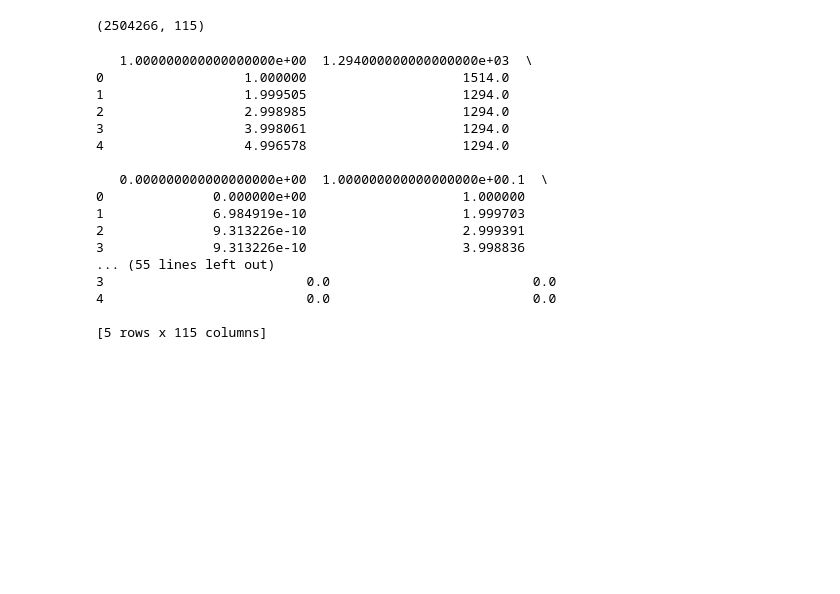
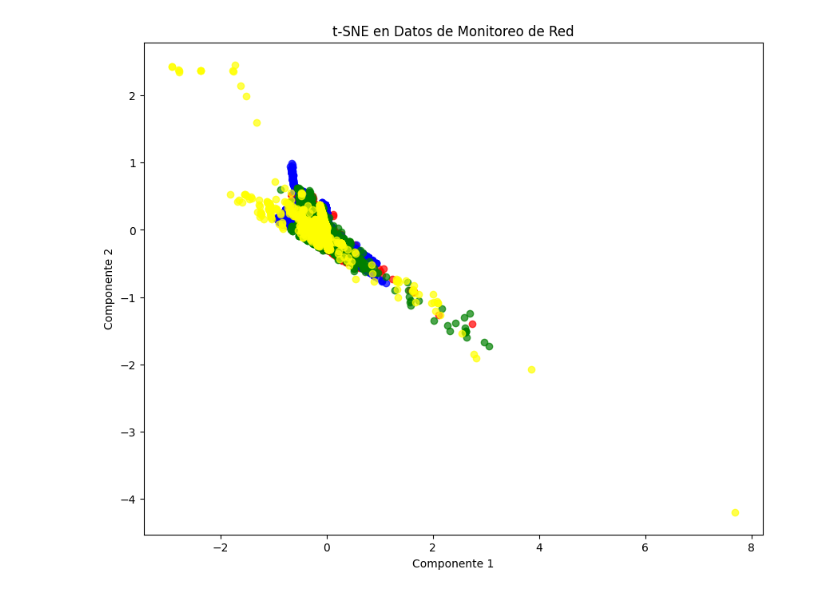
Before and after one commit to SandraJuarez/Cybersecurity, a Jupyter notebook: t-sne.ipynb, the cells around one changed output. Cells and saved outputs as stored; diff of their text form; code cells hidden in the pictures; blank space fills up the shorter version.

```diff
--- a/t-sne.ipynb
+++ b/t-sne.ipynb
@@ -11,6 +94,4 @@ from sklearn.preprocessing import StandardScaler
 # %%
-
-
 class TSNE(nn.Module):
     def __init__(self, input_dim, output_dim):
         super(TSNE, self).__init__()
@@ -19,21 +100,11 @@ class TSNE(nn.Module):
     def forward(self, x):
         return self.fc(x)
 
-# Cargar tus datos de monitoreo de red (time, source, destination, length)
-# Aquí supongo que tienes una matriz de datos llamada 'data' donde cada fila representa una observación y cada columna representa una característica.
-# Asegúrate de que tus datos estén normalizados antes de usarlos
-# Puedes utilizar StandardScaler de sklearn para esto
-# Por ejemplo, si tus datos están en una matriz llamada 'data', puedes normalizarlos así:
-# data_normalized = StandardScaler().fit_transform(data)
-
-
-
-
 # Definir los parámetros
 input_dim = data.shape[1]  # Dimensión de entrada
-output_dim = 2  # Dimensión de salida para t-SNE
-lr = 0.01  # Tasa de aprendizaje
-epochs = 100  # Número de épocas
+output_dim = 3  # Dimensión de salida para t-SNE
+lr = 0.005  # Tasa de aprendizaje
+epochs = 300  # Número de épocas
 
 # Definir el modelo y la función de pérdida
 model = TSNE(input_dim, output_dim)
@@ -41,7 +112,7 @@ criterion = nn.MSELoss()
 optimizer = optim.SGD(model.parameters(), lr=lr)
 
 # Convertir los datos a tensores de PyTorch
-X_tensor = torch.tensor(data_normalized, dtype=torch.float32)
+X_tensor = torch.tensor(data, dtype=torch.float32)
 
 # Entrenamiento
 for epoch in range(epochs):
@@ -58,10 +129,31 @@ for epoch in range(epochs):
 with torch.no_grad():
     reduced_X = model(X_tensor).numpy()
 
+print(reduced_X.shape)
+
+#join the labels to the reduced data
+reduced_X=np.column_stack((reduced_X,labels))
+
+data_reduced_spoofig=reduced_X[reduced_X[:,-1]==0]
+data_reduced_benign=reduced_X[reduced_X[:,-1]==1]
+data_reduced_brute_force=reduced_X[reduced_X[:,-1]==2]
+data_reduced_ddos=reduced_X[reduced_X[:,-1]==3]
+
+
+
 # Visualizar los resultados
 plt.figure(figsize=(10, 8))
-plt.scatter(reduced_X[:, 0], reduced_X[:, 1])
+#plt.scatter(reduced_X[:, 0], reduced_X[:, 1], c=labels, cmap='coolwarm', alpha=0.7)
+plt.scatter(data_reduced_spoofig[:, 0], data_reduced_spoofig[:, 1], c='red', alpha=0.7)
+plt.scatter(data_reduced_benign[:, 0], data_reduced_benign[:, 1], c='blue', alpha=0.7)
+plt.scatter(data_reduced_brute_force[:, 0], data_reduced_brute_force[:, 1], c='green', alpha=0.7)
+plt.scatter(data_reduced_ddos[:, 0], data_reduced_ddos[:, 1], c='yellow', alpha=0.7)
+
 plt.xlabel('Componente 1')
 plt.ylabel('Componente 2')
 plt.title('t-SNE en Datos de Monitoreo de Red')
+
+#legend for labels with colors 0,1,2,3
+#plt.legend(['Spoofing','Benign','Brute Force','DDoS'])
 plt.show()
+# %% [output]
@@ -67,0 +177 @@ plt.show()
+[figure, added]
@@ -72,25 +177,0 @@ data = pd.read_csv('ARP_MitM_dataset.csv')
-# %%
-#shape of the data
-print(data.shape)
-# %% [output]
-(2504266, 115)
-# %%
-print(data.head())
-# %% [output]
-   1.000000000000000000e+00  1.294000000000000000e+03  \
-0                  1.000000                    1514.0
-1                  1.999505                    1294.0
-2                  2.998985                    1294.0
-3                  3.998061                    1294.0
-4                  4.996578                    1294.0
-
-   0.000000000000000000e+00  1.000000000000000000e+00.1  \
-0              0.000000e+00                    1.000000
-1              6.984919e-10                    1.999703
-2              9.313226e-10                    2.999391
-3              9.313226e-10                    3.998836
-... (55 lines left out)
-3                          0.0                          0.0
-4                          0.0                          0.0
-
-[5 rows x 115 columns]
```
Also changed, not shown: parts of 15 cells of this notebook, 1 other file.
